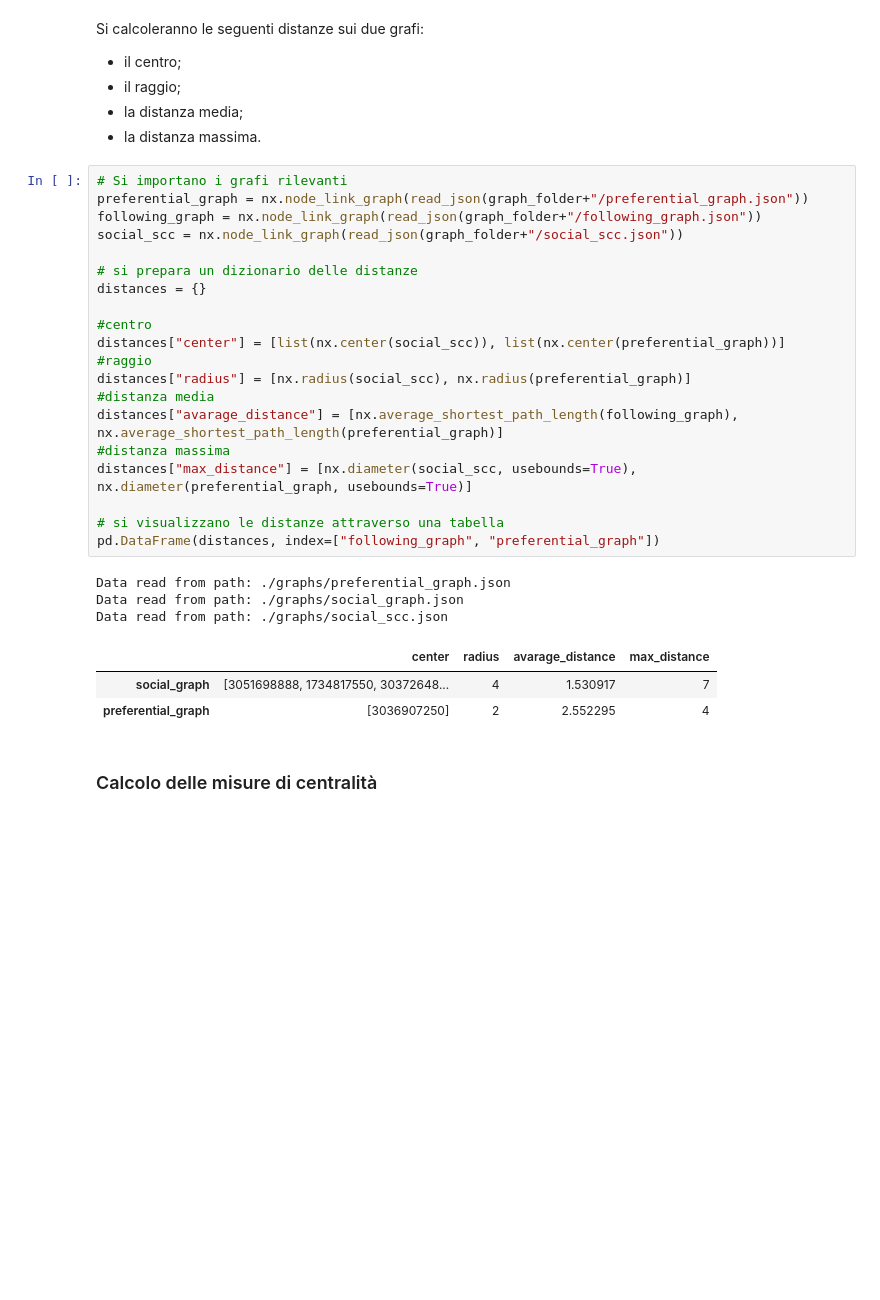
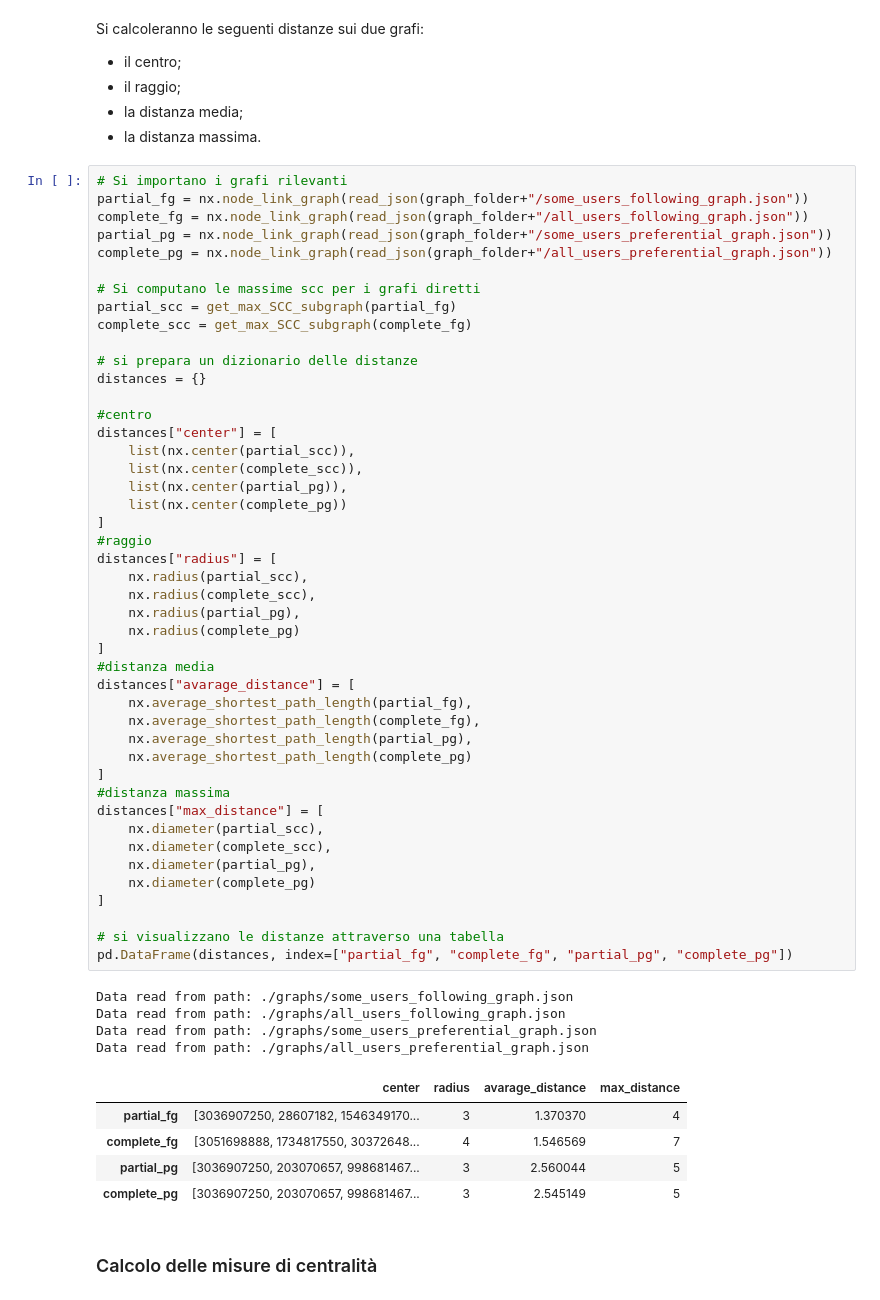
Before and after one commit to TheCancia22/Social-Computing-Project-1-2, a Jupyter notebook: progetto.ipynb, the cells around one changed output. Saved outputs shown, nothing was run; the diff lists cells and outputs as text; blank space fills up the shorter version.

Commit message:
Aggiornato per confronto grafi, mancano omega e sigma

```diff
--- a/progetto.ipynb
+++ b/progetto.ipynb
@@ -554,31 +714,59 @@ Si calcoleranno le seguenti distanze sui due grafi:
 - la distanza massima.
 # %%
 # Si importano i grafi rilevanti
-preferential_graph = nx.node_link_graph(read_json(graph_folder+"/preferential_graph.json"))
-following_graph = nx.node_link_graph(read_json(graph_folder+"/following_graph.json"))
-social_scc = nx.node_link_graph(read_json(graph_folder+"/social_scc.json"))
+partial_fg = nx.node_link_graph(read_json(graph_folder+"/some_users_following_graph.json"))
+complete_fg = nx.node_link_graph(read_json(graph_folder+"/all_users_following_graph.json"))
+partial_pg = nx.node_link_graph(read_json(graph_folder+"/some_users_preferential_graph.json"))
+complete_pg = nx.node_link_graph(read_json(graph_folder+"/all_users_preferential_graph.json"))
+
+# Si computano le massime scc per i grafi diretti
+partial_scc = get_max_SCC_subgraph(partial_fg)
+complete_scc = get_max_SCC_subgraph(complete_fg)
 
 # si prepara un dizionario delle distanze
 distances = {}
 
 #centro
-distances["center"] = [list(nx.center(social_scc)), list(nx.center(preferential_graph))]
+distances["center"] = [
+    list(nx.center(partial_scc)),
+    list(nx.center(complete_scc)),
+    list(nx.center(partial_pg)),
+    list(nx.center(complete_pg))
+]
 #raggio
-distances["radius"] = [nx.radius(social_scc), nx.radius(preferential_graph)]
+distances["radius"] = [
+    nx.radius(partial_scc),
+    nx.radius(complete_scc),
+    nx.radius(partial_pg),
+    nx.radius(complete_pg)
+]
 #distanza media
-distances["avarage_distance"] = [nx.average_shortest_path_length(following_graph), nx.average_shortest_path_length(preferential_graph)]
+distances["avarage_distance"] = [
+    nx.average_shortest_path_length(partial_fg),
+    nx.average_shortest_path_length(complete_fg),
+    nx.average_shortest_path_length(partial_pg),
+    nx.average_shortest_path_length(complete_pg)
+]
 #distanza massima
-distances["max_distance"] = [nx.diameter(social_scc, usebounds=True), nx.diameter(preferential_graph, usebounds=True)]
+distances["max_distance"] = [
+    nx.diameter(partial_scc),
+    nx.diameter(complete_scc),
+    nx.diameter(partial_pg),
+    nx.diameter(complete_pg)
+]
 
 # si visualizzano le distanze attraverso una tabella
-pd.DataFrame(distances, index=["following_graph", "preferential_graph"])
+pd.DataFrame(distances, index=["partial_fg", "complete_fg", "partial_pg", "complete_pg"])
 # %% [output]
-Data read from path: ./graphs/preferential_graph.json
-Data read from path: ./graphs/social_graph.json
-Data read from path: ./graphs/social_scc.json
+Data read from path: ./graphs/some_users_following_graph.json
+Data read from path: ./graphs/all_users_following_graph.json
+Data read from path: ./graphs/some_users_preferential_graph.json
+Data read from path: ./graphs/all_users_preferential_graph.json
 |  | center | radius | avarage_distance | max_distance |
-| social_graph | [3051698888, 1734817550, 30372648... | 4 | 1.530917 | 7 |
-| preferential_graph | [3036907250] | 2 | 2.552295 | 4 |
+| partial_fg | [3036907250, 28607182, 1546349170... | 3 | 1.370370 | 4 |
+| complete_fg | [3051698888, 1734817550, 30372648... | 4 | 1.546569 | 7 |
+| partial_pg | [3036907250, 203070657, 998681467... | 3 | 2.560044 | 5 |
+| complete_pg | [3036907250, 203070657, 998681467... | 3 | 2.545149 | 5 |
 # %% [markdown]
 ### Calcolo delle misure di centralità
 # %% [markdown]
```
Also changed, not shown: parts of 34 cells of this notebook, 26 other files.
